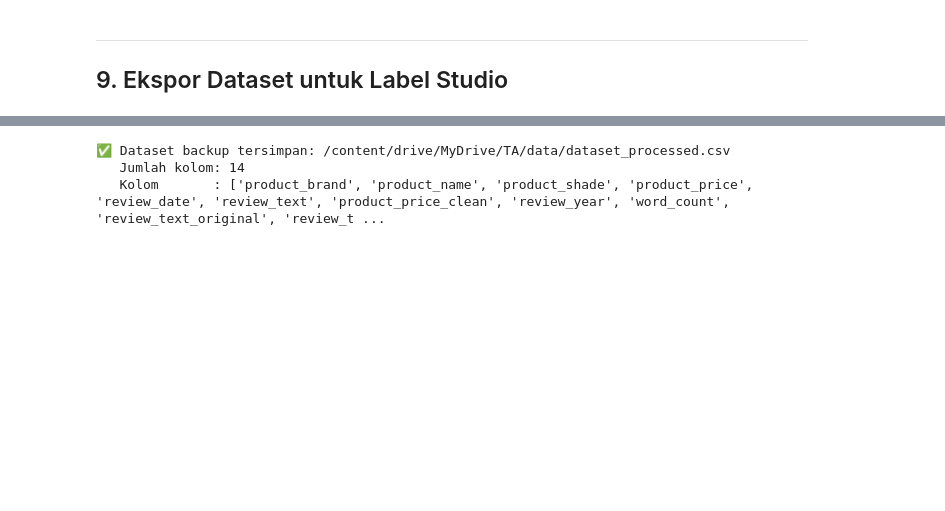
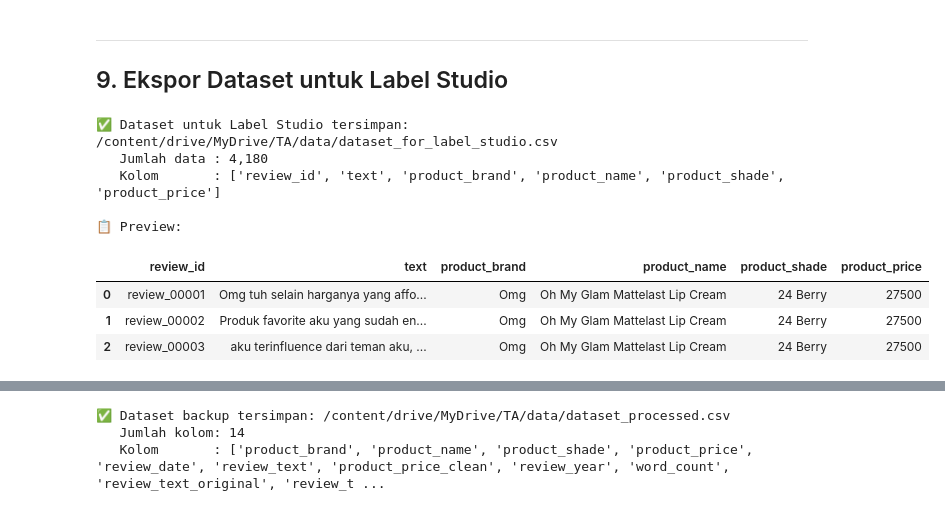
Before and after one commit to clar04/finalproject, a Jupyter notebook: ai/data/processed/absa_pre_annotation_preparation.ipynb, the cells around one changed output, grey strips where cells are left out. Cells and saved outputs as stored; diff of their text form; code cells hidden in the pictures; blank space fills up the shorter version.

```diff
--- a/ai/data/processed/absa_pre_annotation_preparation.ipynb
+++ b/ai/data/processed/absa_pre_annotation_preparation.ipynb
@@ -559,24 +500,33 @@ def normalize_whitespace(text):
     """Normalisasi spasi berlebih."""
     return re.sub(r'\s+', ' ', text).strip()
 
+def remove_mojibake(text):
+    """
+    Hapus karakter mojibake (emoji rusak/encoding error).
+    Hanya pertahankan karakter ASCII, huruf Indonesia, dan tanda baca umum.
+    """
+    # Hapus karakter non-ASCII yang bukan huruf/angka/tanda baca standar
+    text = re.sub(r'[^\x00-\x7F\u00C0-\u024F]', ' ', text)
+    # Hapus sisa karakter kontrol dan simbol aneh
+    text = re.sub(r'[ðâïï¿½¾¼¡¿]+', ' ', text)
+    return text
+
+
 def clean_review_text(text, slang_dict=SLANG_DICT):
     """
     Pipeline cleaning utama untuk review_text.
-
-    CATATAN: Tanda baca TIDAK dihapus di tahap ini karena:
-    1. '!' dan '?' membawa sinyal sentimen (Liu, 2012)
-    2. Annotator di Label Studio masih membutuhkan konteks
-    Tanda baca dihapus SETELAH labeling (post-labeling preprocessing)
     """
     text = normalize_unicode(text)           # 1. Fix encoding
     text = remove_html_tags(text)            # 2. Hapus HTML tags
     text = remove_url(text)                  # 3. Hapus URL
     text = normalize_newlines(text)          # 4. Normalisasi newline
-    text = normalize_emoji(text)             # 5. Hapus emoji berlebihan
-    text = normalize_repeated_chars(text)    # 6. Normalisasi char berulang
-    text = normalize_slang(text, slang_dict) # 7. Normalisasi slang
-    text = normalize_whitespace(text)        # 8. Normalisasi spasi
+    text = normalize_emoji(text)             # 5. Hapus emoji valid
+    text = remove_mojibake(text)             # 6. Hapus emoji rusak/mojibake ← BARU
+    text = normalize_repeated_chars(text)    # 7. Normalisasi char berulang
+    text = normalize_slang(text, slang_dict) # 8. Normalisasi slang
+    text = normalize_whitespace(text)        # 9. Normalisasi spasi
     return text
+
 
 print("✅ Fungsi cleaning berhasil didefinisikan")
 
@@ -745,34 +751,44 @@ except ImportError:
 # ============================================================
 
 # Reset index
 df = df.reset_index(drop=True)
 df['review_id'] = ['review_' + str(i+1).zfill(5) for i in range(len(df))]
 
 # Kolom untuk Label Studio
 cols_for_labeling = ['review_id', 'review_text_clean']
 
 # Tambah kolom konteks jika tersedia
 for col in ['product_brand', 'product_name', 'product_shade', 'product_price_clean']:
     if col in df.columns:
         cols_for_labeling.append(col)
 
 df_for_label_studio = df[cols_for_labeling].copy()
 
 # Rename kolom agar lebih jelas di Label Studio
 df_for_label_studio = df_for_label_studio.rename(columns={
     'review_text_clean': 'text',
     'product_price_clean': 'product_price'
 })
 
 # Simpan CSV
-output_csv = 'dataset_for_label_studio.csv'
+output_csv = '/content/drive/MyDrive/TA/data/dataset_for_label_studio.csv'
 df_for_label_studio.to_csv(output_csv, index=False, encoding='utf-8-sig')
 
 print(f"✅ Dataset untuk Label Studio tersimpan: {output_csv}")
 print(f"   Jumlah data : {len(df_for_label_studio):,}")
 print(f"   Kolom       : {list(df_for_label_studio.columns)}")
 print("\n📋 Preview:")
 display(df_for_label_studio.head(3))
+# %% [output]
+✅ Dataset untuk Label Studio tersimpan: /content/drive/MyDrive/TA/data/dataset_for_label_studio.csv
+   Jumlah data : 4,180
+   Kolom       : ['review_id', 'text', 'product_brand', 'product_name', 'product_shade', 'product_price']
+
+📋 Preview:
+|  | review_id | text | product_brand | product_name | product_shade | product_price |
+| 0 | review_00001 | Omg tuh selain harganya yang affo... | Omg | Oh My Glam Mattelast Lip Cream | 24 Berry | 27500 |
+| 1 | review_00002 | Produk favorite aku yang sudah en... | Omg | Oh My Glam Mattelast Lip Cream | 24 Berry | 27500 |
+| 2 | review_00003 | aku terinfluence dari teman aku, ... | Omg | Oh My Glam Mattelast Lip Cream | 24 Berry | 27500 |
 # %%
 # ============================================================
 # 9B. EKSPOR FORMAT JSON UNTUK LABEL STUDIO
```
Also changed, not shown: parts of 24 cells of this notebook, 5 other files.
